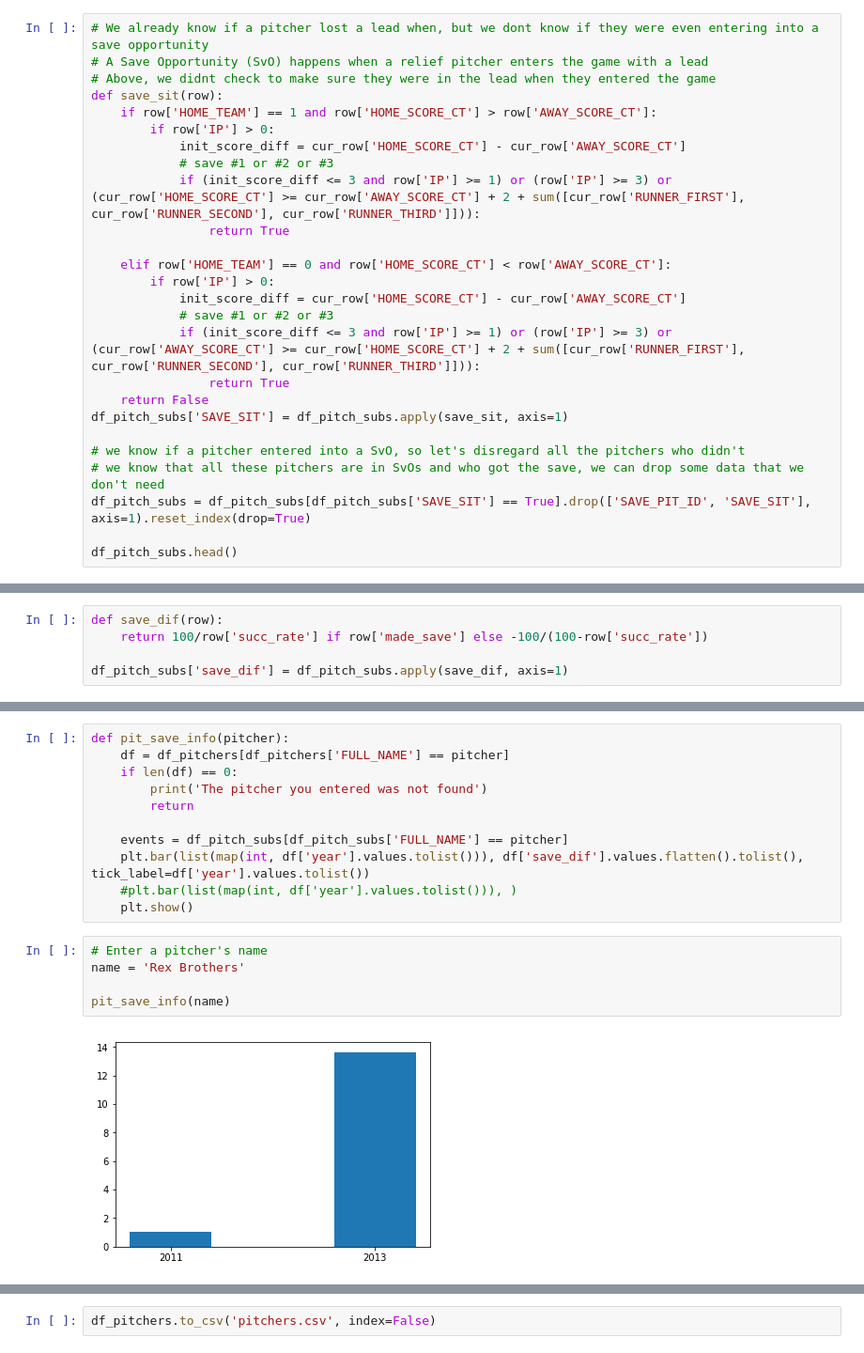
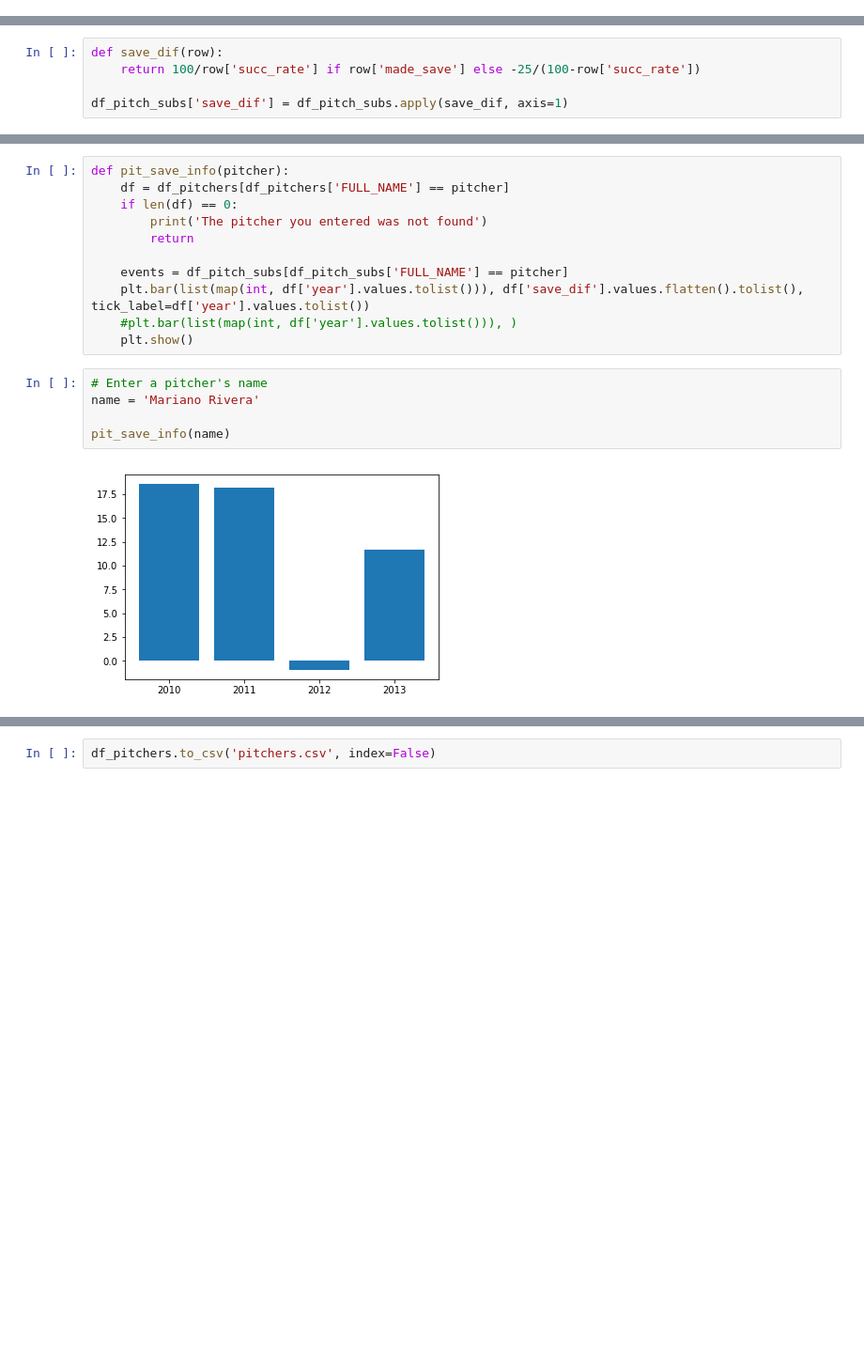
Before and after one commit to DylanSchneider/Save2.0, a Jupyter notebook: Save2.ipynb, the cells around one changed output, grey strips where cells are left out. Shown at 94% size. Saved outputs shown, nothing was run; the diff lists cells and outputs as text; blank space fills up the shorter version.

```diff
--- a/Save2.ipynb
+++ b/Save2.ipynb
@@ -97,26 +103,0 @@ df_pitch_subs.head()
-# %%
-# We already know if a pitcher lost a lead when, but we dont know if they were even entering into a save opportunity
-# A Save Opportunity (SvO) happens when a relief pitcher enters the game with a lead
-# Above, we didnt check to make sure they were in the lead when they entered the game
-def save_sit(row):
-    if row['HOME_TEAM'] == 1 and row['HOME_SCORE_CT'] > row['AWAY_SCORE_CT']:
-        if row['IP'] > 0:
-            init_score_diff = cur_row['HOME_SCORE_CT'] - cur_row['AWAY_SCORE_CT']
-            # save #1 or #2 or #3
-            if (init_score_diff <= 3 and row['IP'] >= 1) or (row['IP'] >= 3) or (cur_row['HOME_SCORE_CT'] >= cur_row['AWAY_SCORE_CT'] + 2 + sum([cur_row['RUNNER_FIRST'], cur_row['RUNNER_SECOND'], cur_row['RUNNER_THIRD']])):
-                return True
-
-    elif row['HOME_TEAM'] == 0 and row['HOME_SCORE_CT'] < row['AWAY_SCORE_CT']:
-        if row['IP'] > 0:
-            init_score_diff = cur_row['HOME_SCORE_CT'] - cur_row['AWAY_SCORE_CT']
-            # save #1 or #2 or #3
-            if (init_score_diff <= 3 and row['IP'] >= 1) or (row['IP'] >= 3) or (cur_row['AWAY_SCORE_CT'] >= cur_row['HOME_SCORE_CT'] + 2 + sum([cur_row['RUNNER_FIRST'], cur_row['RUNNER_SECOND'], cur_row['RUNNER_THIRD']])):
-                return True
-    return False
-df_pitch_subs['SAVE_SIT'] = df_pitch_subs.apply(save_sit, axis=1)
-
-# we know if a pitcher entered into a SvO, so let's disregard all the pitchers who didn't
-# we know that all these pitchers are in SvOs and who got the save, we can drop some data that we don't need
-df_pitch_subs = df_pitch_subs[df_pitch_subs['SAVE_SIT'] == True].drop(['SAVE_PIT_ID', 'SAVE_SIT'], axis=1).reset_index(drop=True)
-
-df_pitch_subs.head()
@@ -185,6 +179,6 @@ df_pitch_subs.head(10)
 # %%
 def save_dif(row):
-    return 100/row['succ_rate'] if row['made_save'] else -100/(100-row['succ_rate'])
+    return 100/row['succ_rate'] if row['made_save'] else -25/(100-row['succ_rate'])
 
 df_pitch_subs['save_dif'] = df_pitch_subs.apply(save_dif, axis=1)
 # %%
@@ -233,11 +211,11 @@ def pit_save_info(pitcher):
     plt.show()
 # %%
 # Enter a pitcher's name
-name = 'Rex Brothers'
+name = 'Mariano Rivera'
 
 pit_save_info(name)
 # %% [output]
-[figure, old version]
+[figure, new version]
 # %%
 df_pitchers[df_pitchers['FULL_NAME'] == name]['save_dif'].values.flatten().tolist()
 # %% [output]
```
Also changed, not shown: parts of 9 cells of this notebook, 3 other files.
